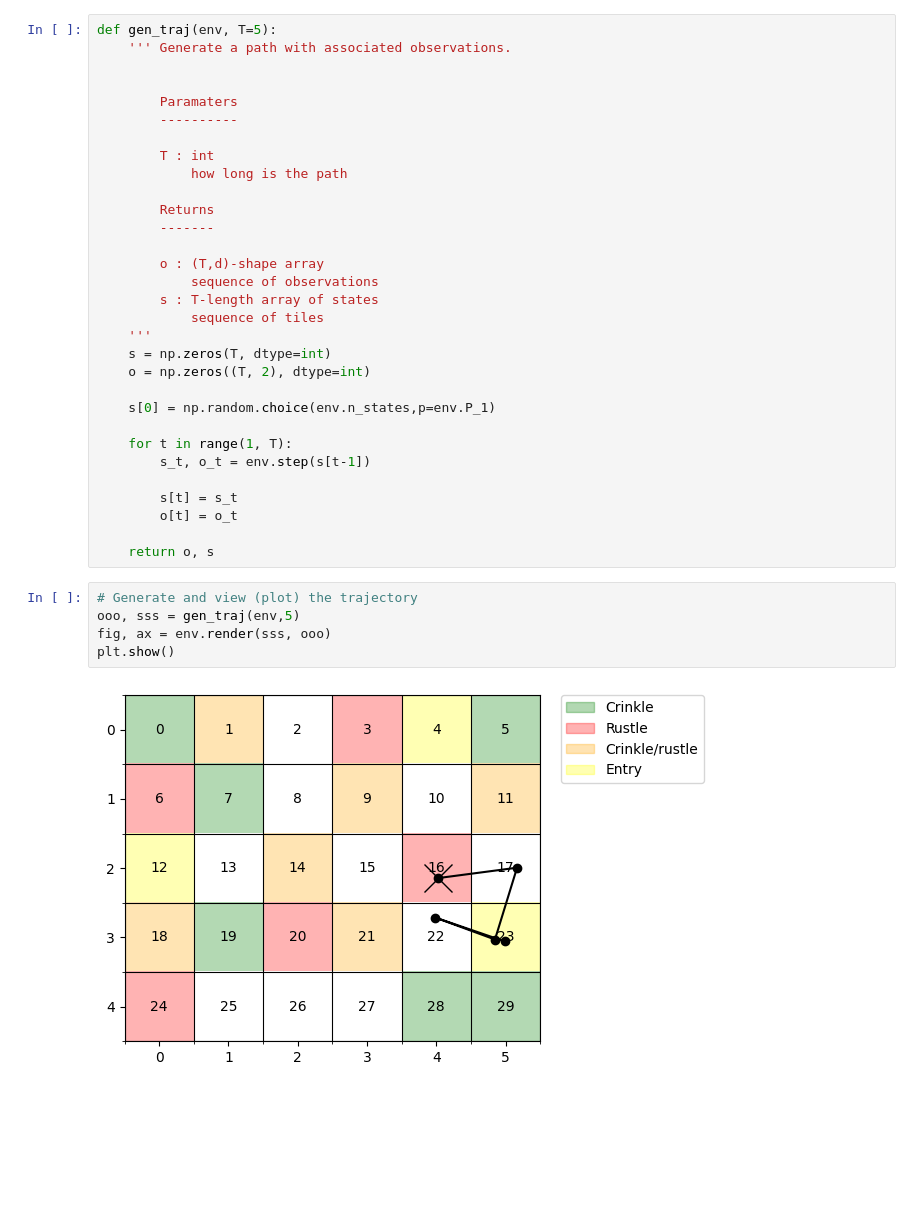
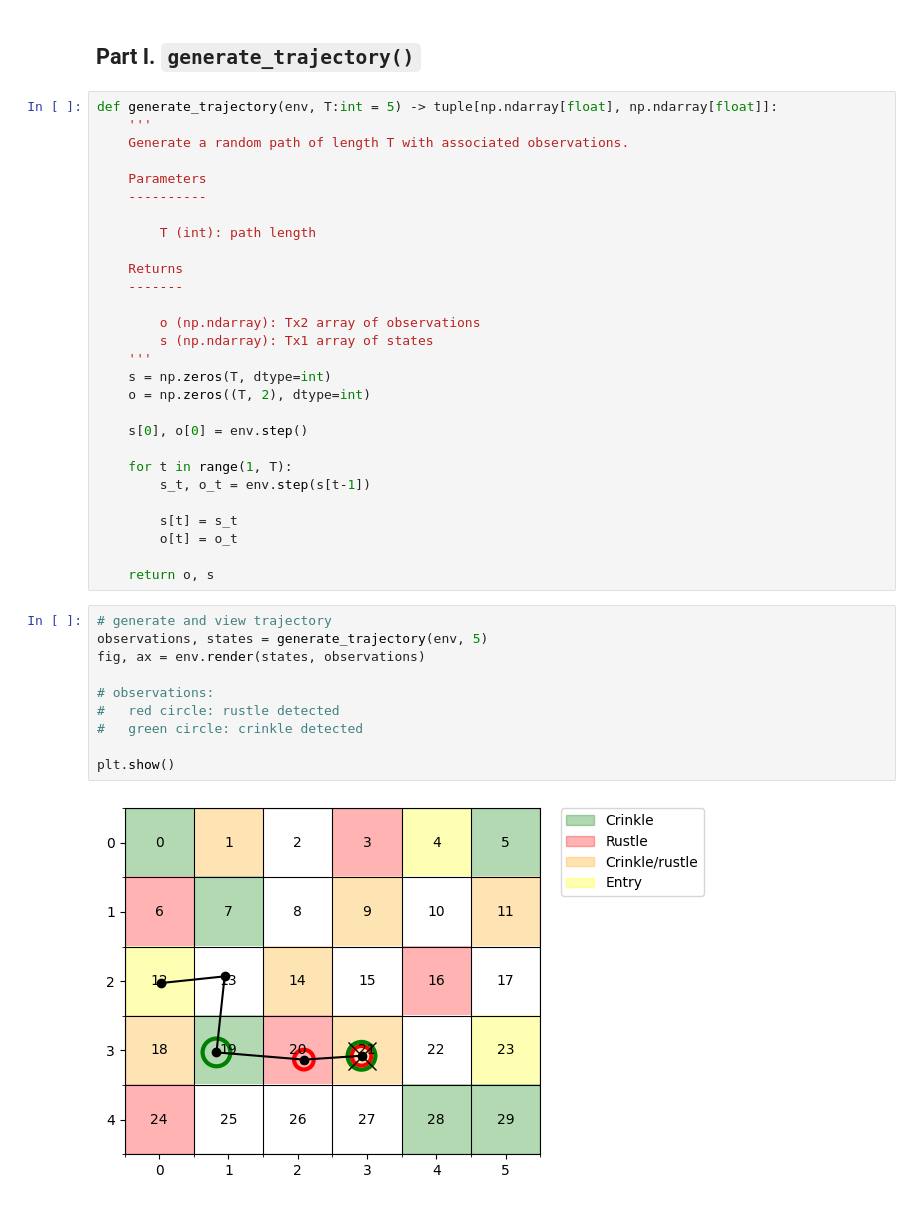
Before and after one commit to tr0fin0/classes_ensta, a Jupyter notebook: 3A/CSC_52081_EP/CSC_52081_EP_TP1/CSC_52081_EP_TP1.ipynb, the cells around one changed output. Drawn from its saved outputs; the diff is of its cells as text; blank space fills up the shorter version.

```diff
--- a/3A/CSC_52081_EP/CSC_52081_EP_TP1/CSC_52081_EP_TP1.ipynb
+++ b/3A/CSC_52081_EP/CSC_52081_EP_TP1/CSC_52081_EP_TP1.ipynb
@@ -86,26 +119,25 @@ Complete the `gen_traj` function to generate a trajectory (of length $T$). You h
+# %% [markdown]
+## Part I. `generate_trajectory()`
 # %%
-def gen_traj(env, T=5):
-    ''' Generate a path with associated observations.
+def generate_trajectory(env, T:int = 5) -> tuple[np.ndarray[float], np.ndarray[float]]:
+    '''
+    Generate a random path of length T with associated observations.
 
+    Parameters
+    ----------
 
-        Paramaters
-        ----------
+        T (int): path length
 
-        T : int
-            how long is the path
+    Returns
+    -------
 
-        Returns
-        -------
-
-        o : (T,d)-shape array
-            sequence of observations
-        s : T-length array of states
-            sequence of tiles
+        o (np.ndarray): Tx2 array of observations
+        s (np.ndarray): Tx1 array of states
     '''
     s = np.zeros(T, dtype=int)
     o = np.zeros((T, 2), dtype=int)
 
-    s[0] = np.random.choice(env.n_states,p=env.P_1)
+    s[0], o[0] = env.step()
 
     for t in range(1, T):
         s_t, o_t = env.step(s[t-1])
@@ -115,9 +147,14 @@ def gen_traj(env, T=5):
 
     return o, s
 # %%
-# Generate and view (plot) the trajectory
-ooo, sss = gen_traj(env,5)
-fig, ax = env.render(sss, ooo)
+# generate and view trajectory
+observations, states = generate_trajectory(env, 5)
+fig, ax = env.render(states, observations)
+
+# observations:
+#   red circle: rustle detected
+#   green circle: crinkle detected
+
 plt.show()
 # %% [output]
-[figure, old version]
+[figure, new version]
```
Also changed, not shown: parts of 50 cells of this notebook.
